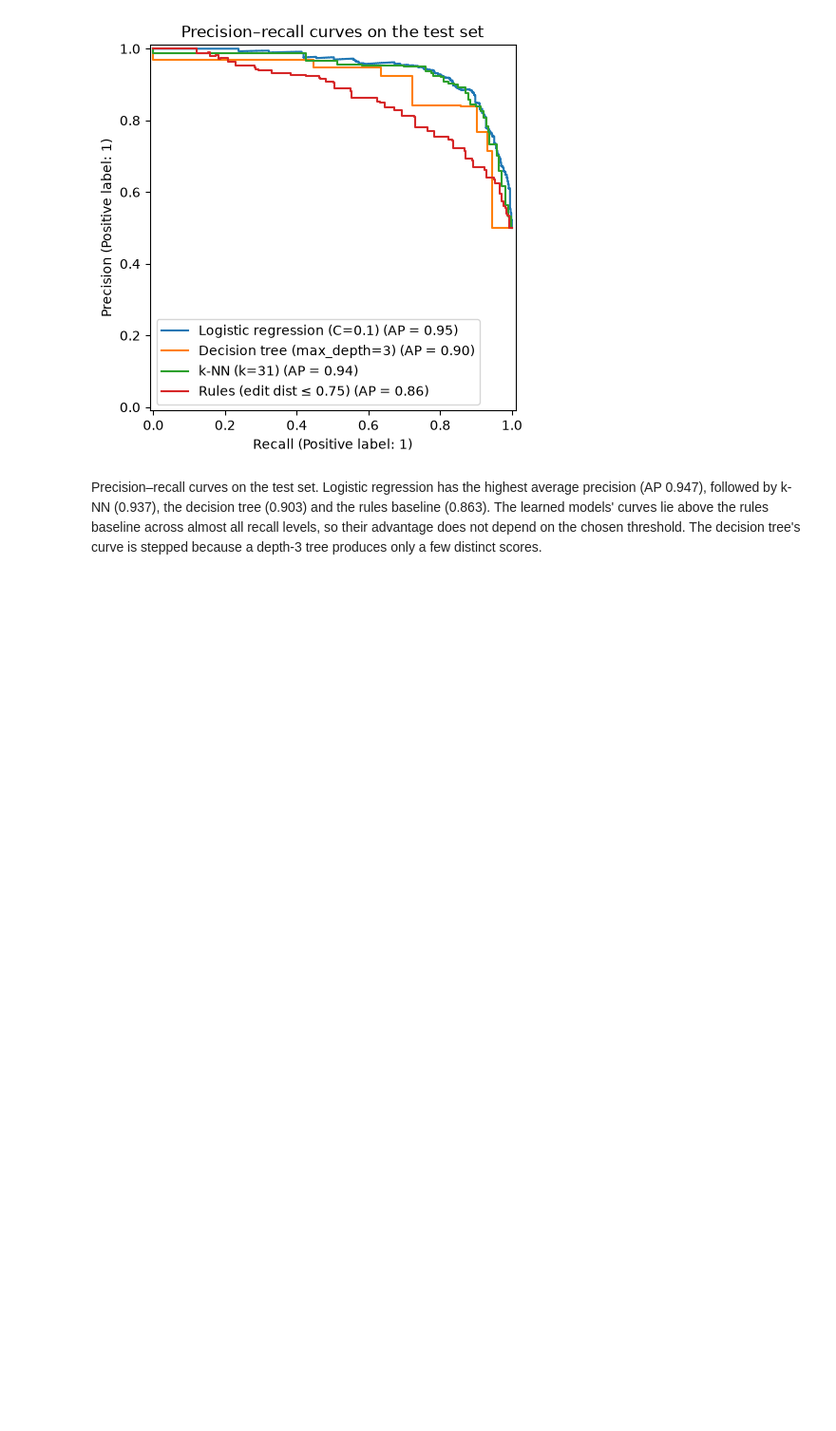
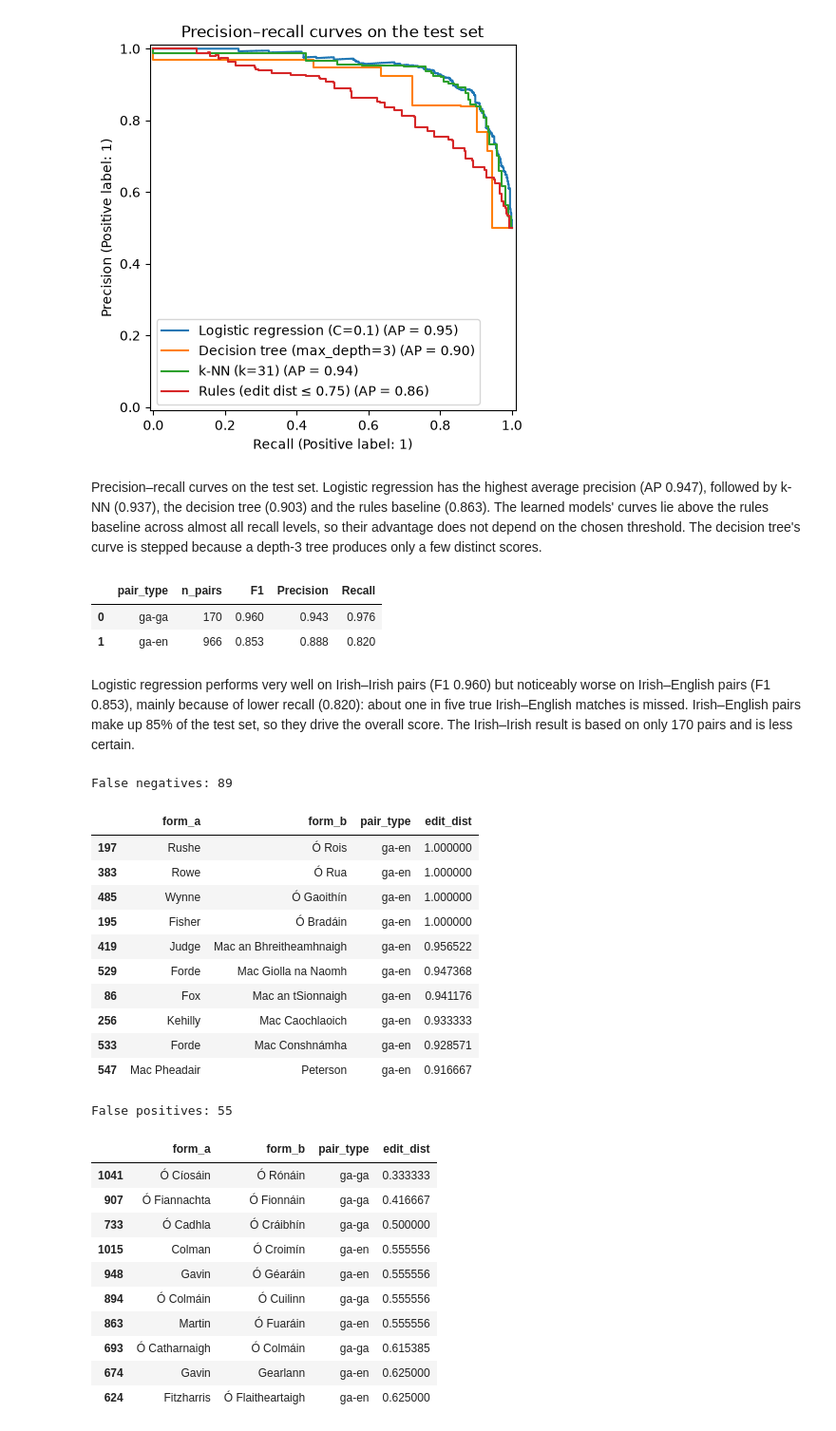
Before and after one commit to miriamfullerug/ct4101-sloinnte-matching, a Jupyter notebook: notebooks/02_model_comparison.ipynb, the cells around one changed output. Shown at 95% size. Drawn from its saved outputs; the diff is of its cells as text; code cells hidden in the pictures; blank space fills up the shorter version.

Commit message:
Milestone 3: model comparison, error analysis and draft conclusion

```diff
--- a/notebooks/02_model_comparison.ipynb
+++ b/notebooks/02_model_comparison.ipynb
@@ -235,3 +235,63 @@ plt.show()
 [figure]
 # %% [markdown]
 Precision–recall curves on the test set. Logistic regression has the highest average precision (AP 0.947), followed by k-NN (0.937), the decision tree (0.903) and the rules baseline (0.863). The learned models' curves lie above the rules baseline across almost all recall levels, so their advantage does not depend on the chosen threshold. The decision tree's curve is stepped because a depth-3 tree produces only a few distinct scores.
+# %%
+pred, score = predictions["Logistic regression (C=0.1)"]
+test_pairs["lr_pred"] = pred
+
+rows = []
+for ptype in ["ga-ga", "ga-en"]:
+    subset = test_pairs[test_pairs["pair_type"] == ptype]
+    rows.append({
+        "pair_type": ptype,
+        "n_pairs": len(subset),
+        "F1": f1_score(subset["is_match"], subset["lr_pred"]),
+        "Precision": precision_score(subset["is_match"], subset["lr_pred"]),
+        "Recall": recall_score(subset["is_match"], subset["lr_pred"]),
+    })
+
+by_type = pd.DataFrame(rows).round(3)
+by_type
+# %% [output]
+|  | pair_type | n_pairs | F1 | Precision | Recall |
+| 0 | ga-ga | 170 | 0.960 | 0.943 | 0.976 |
+| 1 | ga-en | 966 | 0.853 | 0.888 | 0.820 |
+# %% [markdown]
+Logistic regression performs very well on Irish–Irish pairs (F1 0.960) but noticeably worse on Irish–English pairs (F1 0.853), mainly because of lower recall (0.820): about one in five true Irish–English matches is missed. Irish–English pairs make up 85% of the test set, so they drive the overall score. The Irish–Irish result is based on only 170 pairs and is less certain.
+# %%
+cols = ["form_a", "form_b", "pair_type", "edit_dist"]
+
+# False negatives: true matches the model missed
+fn_rows = test_pairs[(test_pairs["is_match"] == 1) & (test_pairs["lr_pred"] == 0)]
+print("False negatives:", len(fn_rows))
+display(fn_rows.sort_values("edit_dist", ascending=False)[cols].head(10))
+
+# False positives: non-matches the model accepted
+fp_rows = test_pairs[(test_pairs["is_match"] == 0) & (test_pairs["lr_pred"] == 1)]
+print("False positives:", len(fp_rows))
+display(fp_rows.sort_values("edit_dist", ascending=True)[cols].head(10))
+# %% [output]
+False negatives: 89
+|  | form_a | form_b | pair_type | edit_dist |
+| 197 | Rushe | Ó Rois | ga-en | 1.000000 |
+| 383 | Rowe | Ó Rua | ga-en | 1.000000 |
+| 485 | Wynne | Ó Gaoithín | ga-en | 1.000000 |
+| 195 | Fisher | Ó Bradáin | ga-en | 1.000000 |
+| 419 | Judge | Mac an Bhreitheamhnaigh | ga-en | 0.956522 |
+| 529 | Forde | Mac Giolla na Naomh | ga-en | 0.947368 |
+| 86 | Fox | Mac an tSionnaigh | ga-en | 0.941176 |
+| 256 | Kehilly | Mac Caochlaoich | ga-en | 0.933333 |
+| 533 | Forde | Mac Conshnámha | ga-en | 0.928571 |
+| 547 | Mac Pheadair | Peterson | ga-en | 0.916667 |
+False positives: 55
+|  | form_a | form_b | pair_type | edit_dist |
+| 1041 | Ó Cíosáin | Ó Rónáin | ga-ga | 0.333333 |
+| 907 | Ó Fiannachta | Ó Fionnáin | ga-ga | 0.416667 |
+| 733 | Ó Cadhla | Ó Cráibhín | ga-ga | 0.500000 |
+| 1015 | Colman | Ó Croimín | ga-en | 0.555556 |
+| 948 | Gavin | Ó Géaráin | ga-en | 0.555556 |
+| 894 | Ó Colmáin | Ó Cuilinn | ga-ga | 0.555556 |
+| 863 | Martin | Ó Fuaráin | ga-en | 0.555556 |
+| 693 | Ó Catharnaigh | Ó Colmáin | ga-ga | 0.615385 |
+| 674 | Gavin | Gearlann | ga-en | 0.625000 |
+| 624 | Fitzharris | Ó Flaitheartaigh | ga-en | 0.625000 |
```
Also changed, not shown: parts of 2 cells of this notebook, 2 other files.
